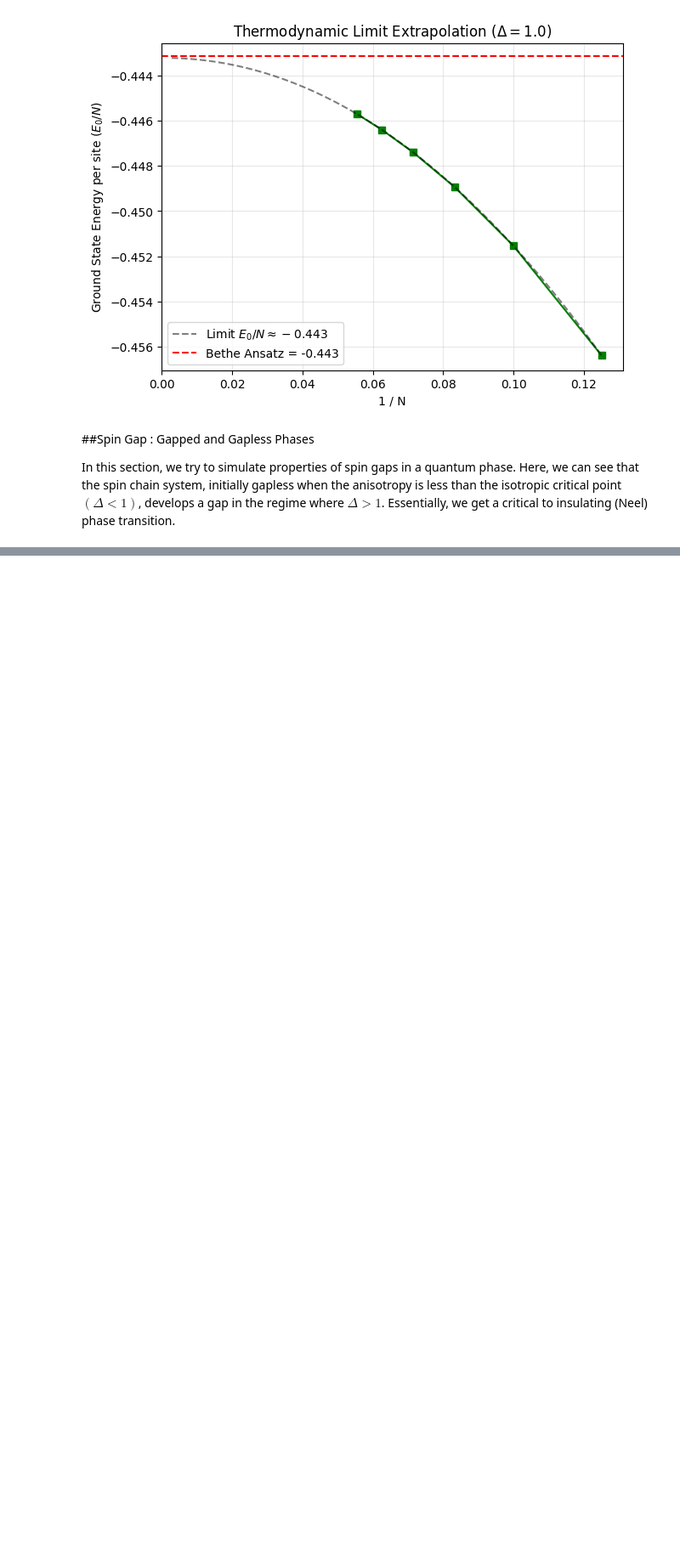
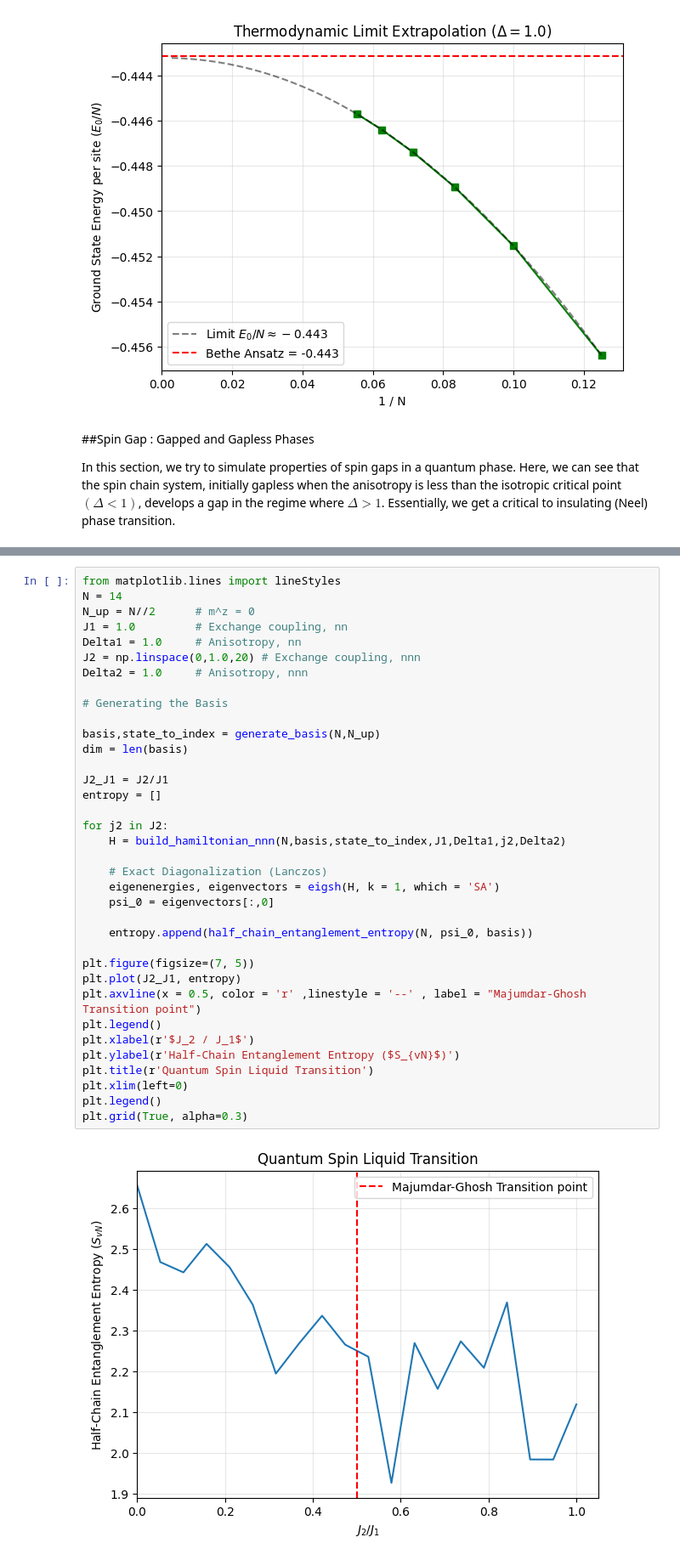
Before and after one commit to Dipanjan-Chaudhuri/ED-and-VMC, a Jupyter notebook: ED_of_1D_Quantum_Spin_Chains.ipynb, the cells around one changed output, grey strips where cells are left out. Shown at 85% size. Cells and saved outputs as stored; diff of their text form; blank space fills up the shorter version.

```diff
--- a/ED_of_1D_Quantum_Spin_Chains.ipynb
+++ b/ED_of_1D_Quantum_Spin_Chains.ipynb
@@ -280,3 +320,41 @@ plt.axvline(x = 1.0, color = "r", linestyle = "--", label = "Isotropic Critical
 plt.savefig('phase_transition_to_Neel_Phase.png', dpi=300, bbox_inches='tight')
 # %% [output]
 [figure]
+# %%
+from matplotlib.lines import lineStyles
+N = 14
+N_up = N//2      # m^z = 0
+J1 = 1.0         # Exchange coupling, nn
+Delta1 = 1.0     # Anisotropy, nn
+J2 = np.linspace(0,1.0,20) # Exchange coupling, nnn
+Delta2 = 1.0     # Anisotropy, nnn
+
+# Generating the Basis
+
+basis,state_to_index = generate_basis(N,N_up)
+dim = len(basis)
+
+J2_J1 = J2/J1
+entropy = []
+
+for j2 in J2:
+    H = build_hamiltonian_nnn(N,basis,state_to_index,J1,Delta1,j2,Delta2)
+
+    # Exact Diagonalization (Lanczos)
+    eigenenergies, eigenvectors = eigsh(H, k = 1, which = 'SA')
+    psi_0 = eigenvectors[:,0]
+
+    entropy.append(half_chain_entanglement_entropy(N, psi_0, basis))
+
+plt.figure(figsize=(7, 5))
+plt.plot(J2_J1, entropy)
+plt.axvline(x = 0.5, color = 'r' ,linestyle = '--' , label = "Majumdar-Ghosh Transition point")
+plt.legend()
+plt.xlabel(r'$J_2 / J_1$')
+plt.ylabel(r'Half-Chain Entanglement Entropy ($S_{vN}$)')
+plt.title(r'Quantum Spin Liquid Transition')
+plt.xlim(left=0)
+plt.legend()
+plt.grid(True, alpha=0.3)
+# %% [output]
+[figure, added]
```
Also changed, not shown: parts of 7 cells of this notebook.
